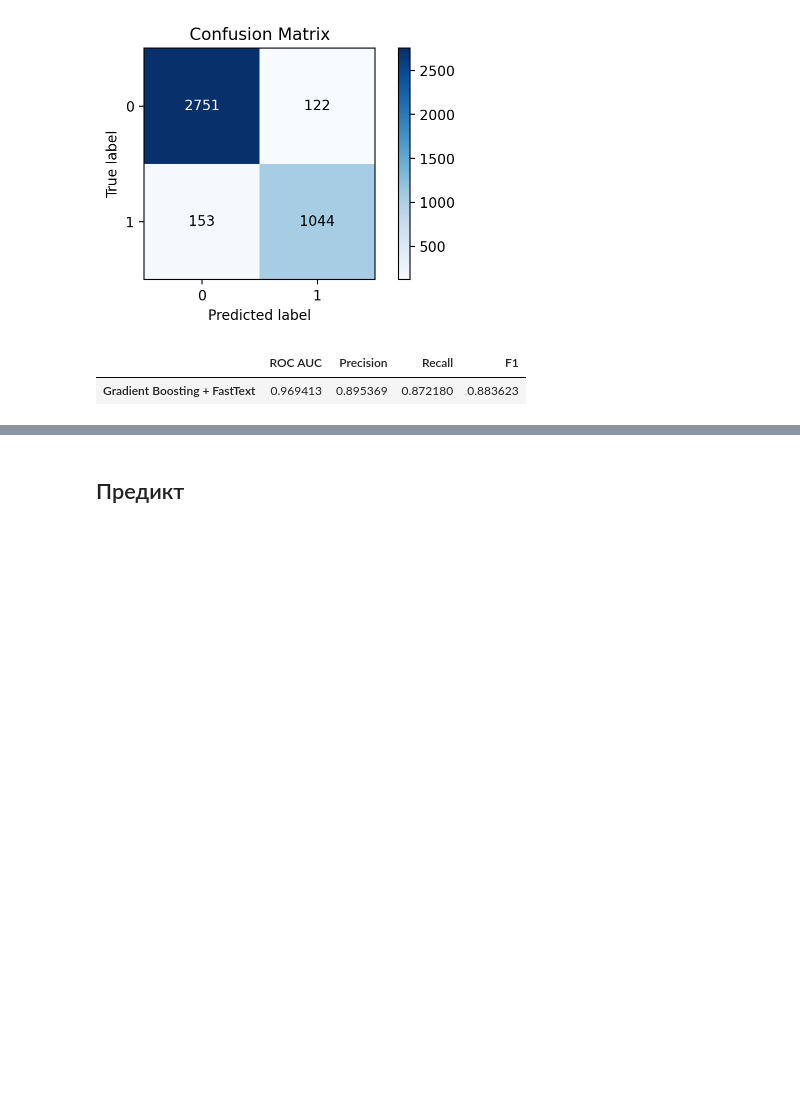
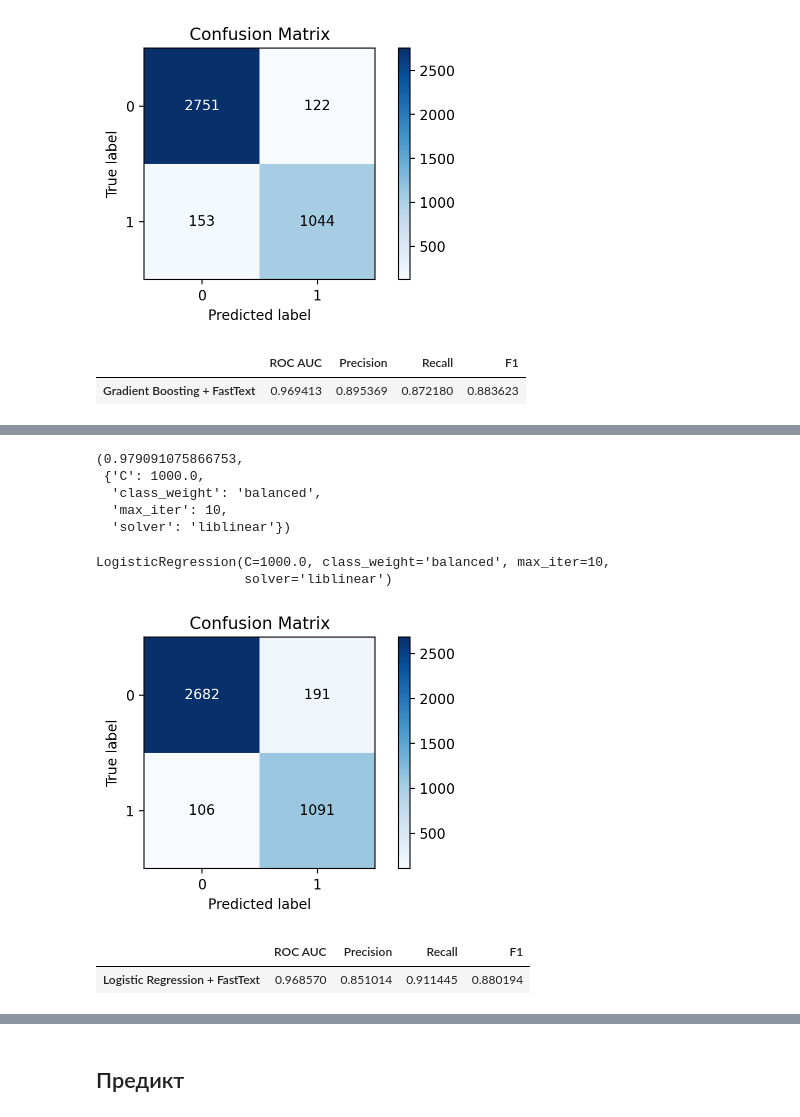
Before and after one commit to ErmakovaAna/spam-detection-challenge, a Jupyter notebook: spam-detection_finetuning.ipynb, the cells around one changed output, grey strips where cells are left out. Drawn from its saved outputs; the diff is of its cells as text; code cells hidden in the pictures; blank space fills up the shorter version.

```diff
--- a/spam-detection_finetuning.ipynb
+++ b/spam-detection_finetuning.ipynb
@@ -287,0 +310,41 @@ clf_report('Gradient Boosting + FastText', y_test, gs_gb_pred, gs_gb_probs)
+# %%
+lr_params = {
+    'class_weight': [None, 'balanced'],
+    'C': np.logspace(-3, 3, 8),
+    'solver': ['newton-cg', 'sag', 'saga', 'liblinear'],
+    'max_iter': [3, 5, 10, 30, 50, 100]
+}
+# %%
+gs_lr = GridSearchCV(lr2, lr_params, scoring='roc_auc', cv=4, n_jobs=-1, verbose=1)
+gs_lr.fit(X_train_ft, y_train)
+# %%
+gs_lr.best_score_, gs_lr.best_params_
+# %% [output]
+(0.979091075866753,
+ {'C': 1000.0,
+  'class_weight': 'balanced',
+  'max_iter': 10,
+  'solver': 'liblinear'})
+# %%
+best_lr_params = {
+  'C': 1000.0,
+  'class_weight': 'balanced',
+  'max_iter': 10,
+  'solver': 'liblinear'
+}
+# %%
+best_lr_ft = LogisticRegression(**best_lr_params)
+best_lr_ft.fit(X_train_ft, y_train)
+# %% [output]
+LogisticRegression(C=1000.0, class_weight='balanced', max_iter=10,
+                   solver='liblinear')
+# %%
+gs_lr_pred = best_lr_ft.predict(X_test_ft)
+gs_lr_probs = best_lr_ft.predict_proba(X_test_ft)[:, 1]
+
+plt.show(splt.metrics.plot_confusion_matrix(y_test, gs_lr_pred))
+clf_report('Logistic Regression + FastText', y_test, gs_lr_pred, gs_lr_probs)
+# %% [output]
+[figure, added]
+|  | ROC AUC | Precision | Recall | F1 |
+| Logistic Regression + FastText | 0.968570 | 0.851014 | 0.911445 | 0.880194 |
```
Also changed, not shown: parts of 10 cells of this notebook.
